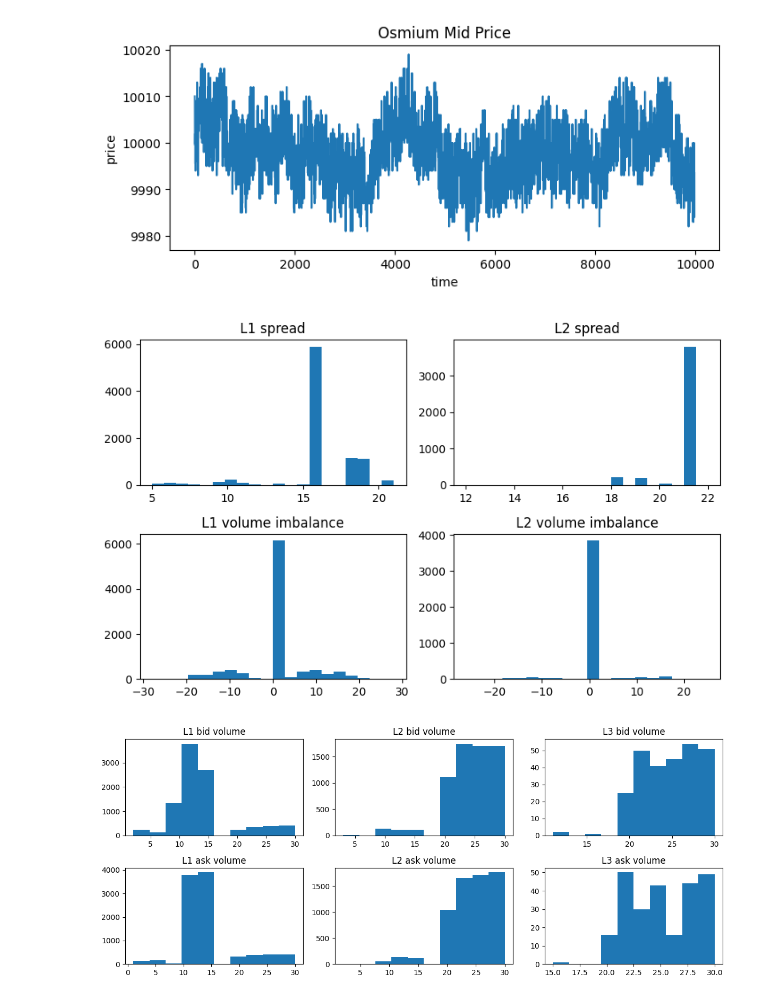
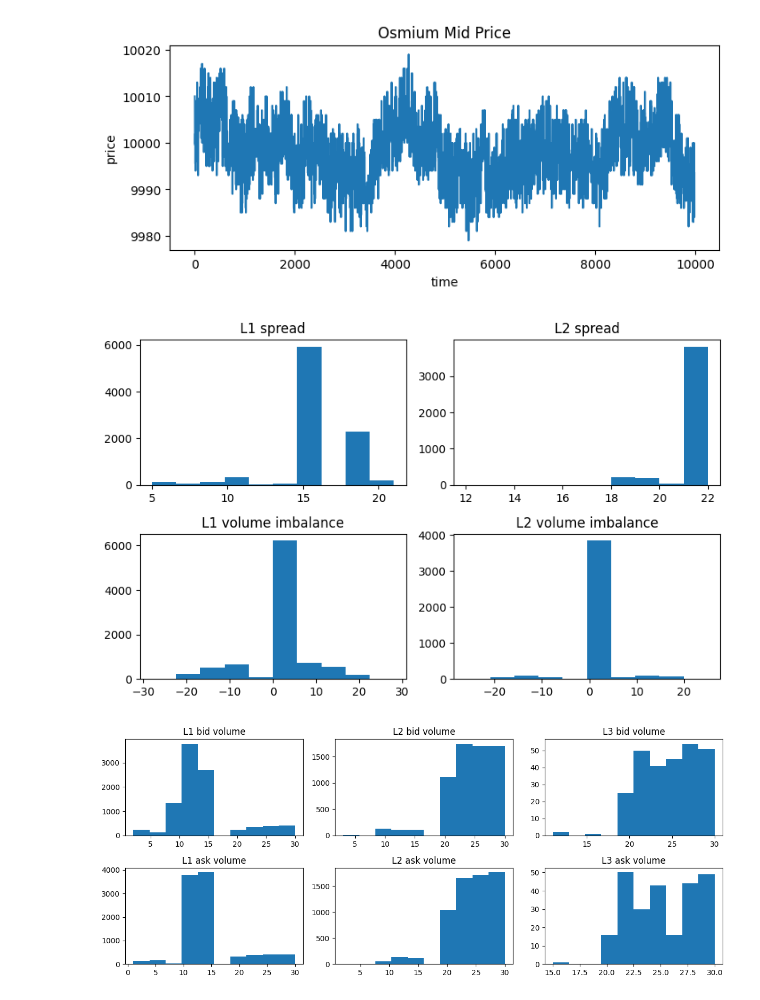
Before and after one commit to aemilani/imc-prosperity-4, a Jupyter notebook: notebooks/algo_1.ipynb, the cells around one changed output. Cells and saved outputs as stored; diff of their text form; code cells hidden in the pictures.

```diff
--- a/notebooks/round_1.ipynb
+++ b/notebooks/algo_1.ipynb
@@ -207,18 +248,18 @@ plt.show()
 [figure]
 # %%
 fig, ax = plt.subplots(2, 2, figsize=(8, 5))
-ax[0, 0].hist(price_osmium_clean['ask_price_1'] - price_osmium_clean['bid_price_1'], bins=20)
-ax[0, 1].hist(price_osmium_clean['ask_price_2'] - price_osmium_clean['bid_price_2'], bins=20)
-ax[1, 0].hist(price_osmium_clean['ask_volume_1'] - price_osmium_clean['bid_volume_1'], bins=20)
-ax[1, 1].hist(price_osmium_clean['ask_volume_2'] - price_osmium_clean['bid_volume_2'], bins=20)
+ax[0, 0].hist(price_osmium_clean['ask_price_1'] - price_osmium_clean['bid_price_1'])
+ax[0, 1].hist(price_osmium_clean['ask_price_2'] - price_osmium_clean['bid_price_2'])
+ax[1, 0].hist(price_osmium_clean['ask_volume_1'] - price_osmium_clean['bid_volume_1'])
+ax[1, 1].hist(price_osmium_clean['ask_volume_2'] - price_osmium_clean['bid_volume_2'])
 ax[0, 0].set_title('L1 spread')
 ax[0, 1].set_title('L2 spread')
 ax[1, 0].set_title('L1 volume imbalance')
 ax[1, 1].set_title('L2 volume imbalance')
 plt.tight_layout()
 plt.show()
 # %% [output]
-[figure, old version]
+[figure, new version]
 # %%
 fig, ax = plt.subplots(2, 3, figsize=(12, 5))
 ax[0, 0].hist(price_osmium_clean['bid_volume_1'])
```
Also changed, not shown: parts of 7 cells of this notebook, 5 other files.
